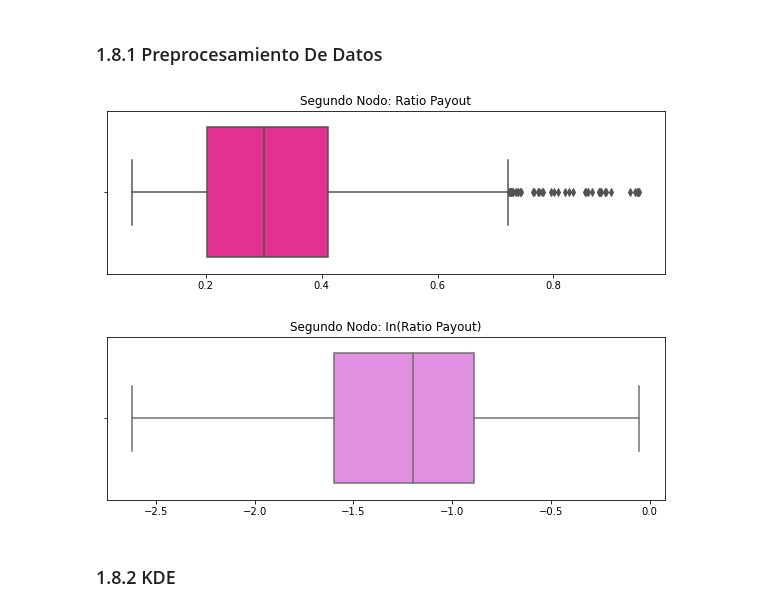
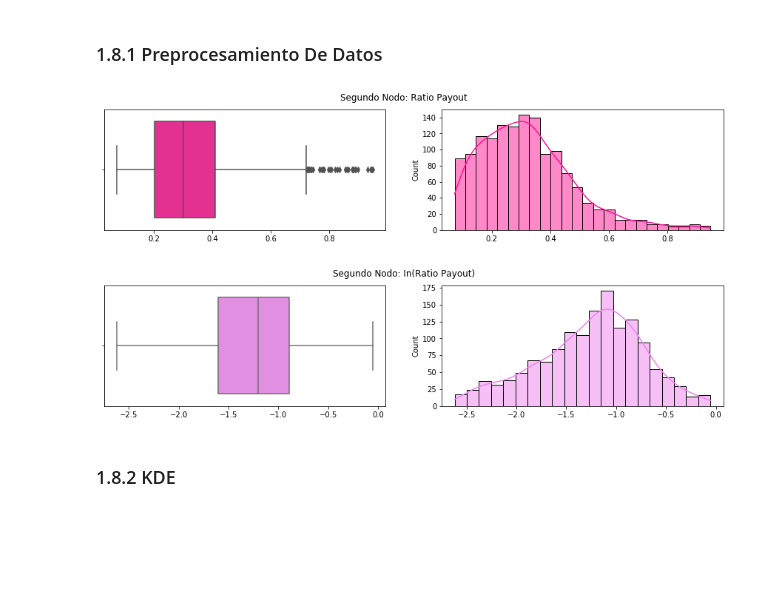
Before and after one commit to EMarquez7/Proyecto_DALopez_EMarquez, a Jupyter notebook: ProyectoModulo1_LazarenoD_DelgadoE.ipynb, the cells around one changed output. Saved outputs shown, nothing was run; the diff lists cells and outputs as text; code cells hidden in the pictures; blank space fills up the shorter version.

```diff
--- a/ProyectoModulo1_LazarenoD_DelgadoE.ipynb
+++ b/ProyectoModulo1_LazarenoD_DelgadoE.ipynb
@@ -349,15 +352,15 @@ x_accepted1 = [(acceptanceRejectionPlot(f_data1, t1, xgrid1, "Método de Aceptac
 # %%
 data2 = pd.read_excel("Data/RatioPayout.xlsx", index_col = [0])
 data2 = dataframeToArray(data2)
 
-boxplot(data2,(10, 3), "deeppink", "Segundo Nodo: Ratio Payout")
+boxAndHistPlot(data2,(15, 3), "deeppink", "Segundo Nodo: Ratio Payout")
 # %% [output]
-[figure, old version]
+[figure, new version]
 # %%
 data2_log = logTransformation(data2)
-boxplot(data2_log, (10, 3), "violet", "Segundo Nodo: In(Ratio Payout)")
+boxAndHistPlot(data2_log, (15, 3), "violet", "Segundo Nodo: In(Ratio Payout)")
 # %% [output]
-[figure, old version]
+[figure, new version]
 # %% [markdown]
 ### 1.8.2 KDE
 # %%
```
Also changed, not shown: parts of 17 cells of this notebook, 1 other file.
